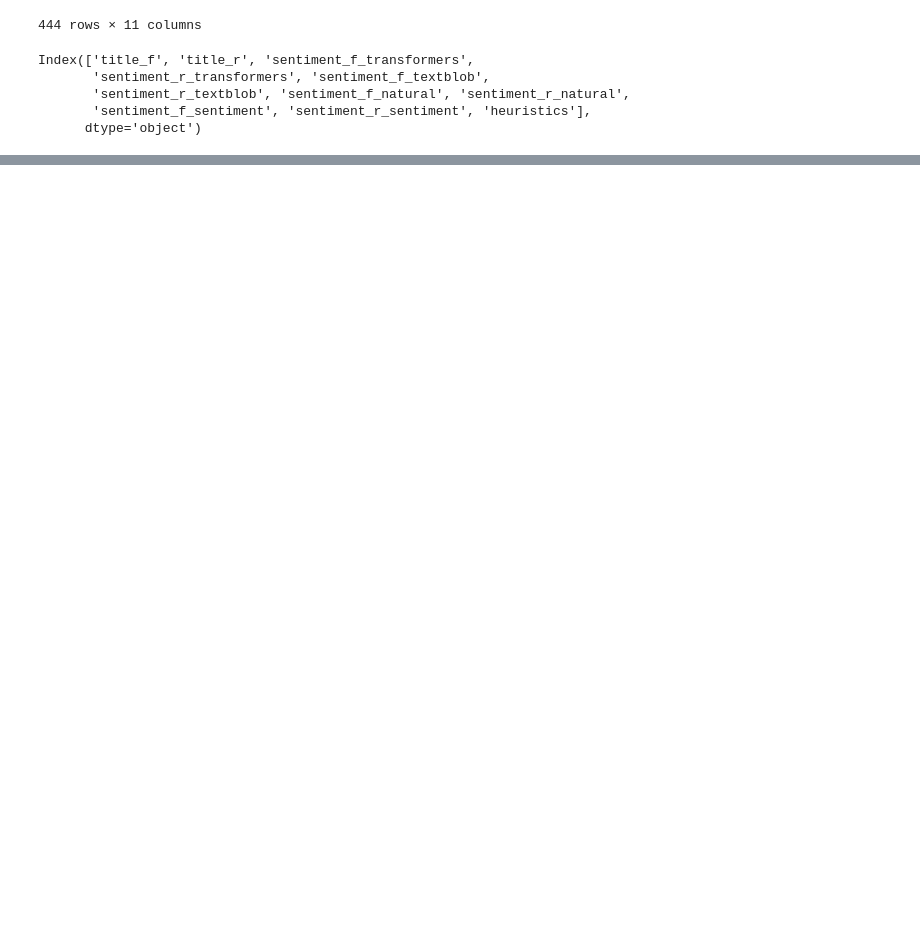
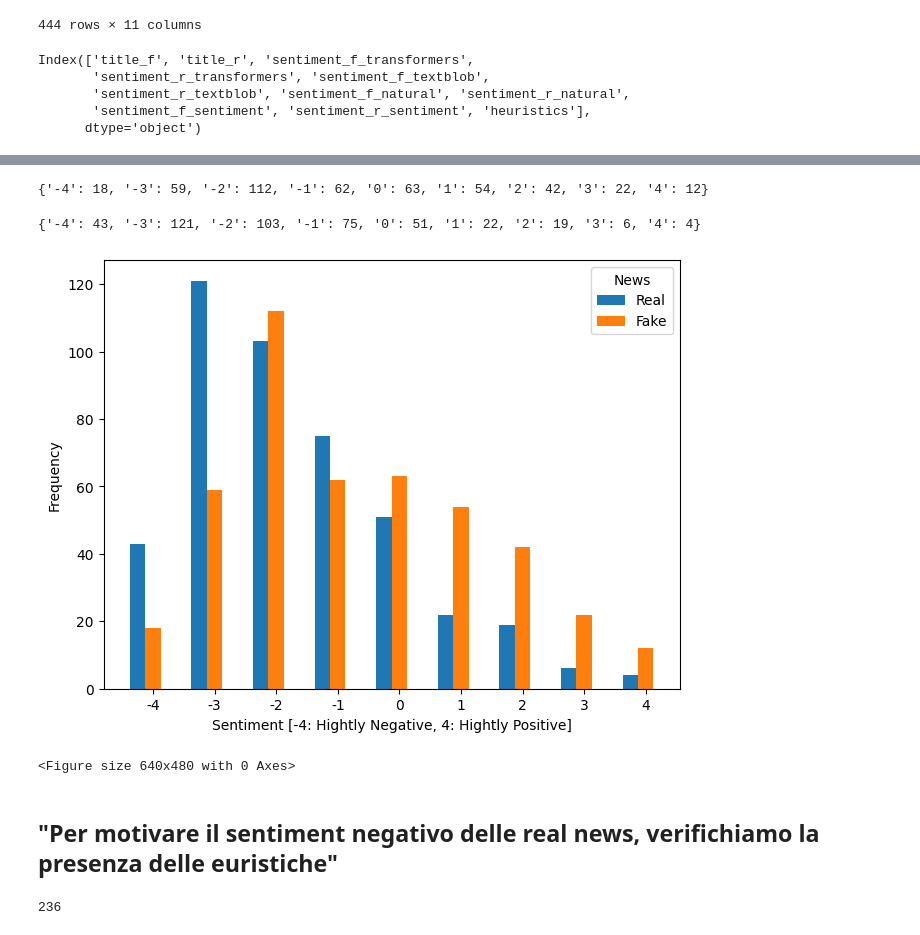
Before and after one commit to EdgeResearch/Angelia, a Jupyter notebook: EDA.ipynb, the cells around one changed output, grey strips where cells are left out. Cells and saved outputs as stored; diff of their text form; code cells hidden in the pictures; blank space fills up the shorter version.

```diff
--- a/EDA.ipynb
+++ b/EDA.ipynb
@@ -142,0 +203,58 @@ Both Neutral: 444
+# %%
+frequency_sentiment_fake = {"-4":0, "-3":0, "-2":0, "-1":0, "0":0, "1":0, "2":0, "3":0, "4":0}
+for item in dataset.iterrows():
+    frequency_sentiment_fake[str(item[1]["sentiment_f_global"])] +=1
+print(frequency_sentiment_fake)
+# %% [output]
+{'-4': 18, '-3': 59, '-2': 112, '-1': 62, '0': 63, '1': 54, '2': 42, '3': 22, '4': 12}
+# %%
+frequency_sentiment_real = {"-4":0, "-3":0, "-2":0, "-1":0, "0":0, "1":0, "2":0, "3":0, "4":0}
+for item in dataset.iterrows():
+    frequency_sentiment_real[str(item[1]["sentiment_r_global"])] +=1
+print(frequency_sentiment_real)
+# %% [output]
+{'-4': 43, '-3': 121, '-2': 103, '-1': 75, '0': 51, '1': 22, '2': 19, '3': 6, '4': 4}
+# %%
+# data from https://allisonhorst.github.io/palmerpenguins/
+
+import matplotlib.pyplot as plt
+import numpy as np
+
+species = frequency_sentiment_fake.keys()
+penguin_means = {
+    'Real': frequency_sentiment_real.values(),
+    'Fake': frequency_sentiment_fake.values()
+}
+bar_labels = ['red', 'blue']
+x = np.arange(len(species))  # the label locations
+width = 0.25  # the width of the bars
+multiplier = 0
+
+fig, ax = plt.subplots(layout='constrained')
+
+for attribute, measurement in penguin_means.items():
+    offset = width * multiplier
+    rects = ax.bar(x + offset, measurement, width, label=attribute)
+    multiplier += 1
+
+# Add some text for labels, title and custom x-axis tick labels, etc.
+
+ax.set_xticks(x + width, species)
+ax.set_xlabel('Sentiment [-4: Hightly Negative, 4: Hightly Positive]')
+ax.set_ylabel('Frequency')
+ax.set_title('')
+ax.legend(title='News')
+
+fig = plt.gcf()
+plt.show()
+plt.draw()
+fig.savefig("sentiment_frequency.png")
+# %% [output]
+[figure, added]
+<Figure size 640x480 with 0 Axes>
+# %% [markdown]
+<h2>"Per motivare il sentiment negativo delle real news, verifichiamo la presenza delle euristiche"</h2>
+# %%
+len(dataset[dataset["heuristics"]== True])
+# %% [output]
+236
```
Also changed, not shown: parts of 9 cells of this notebook, 4 other files.
